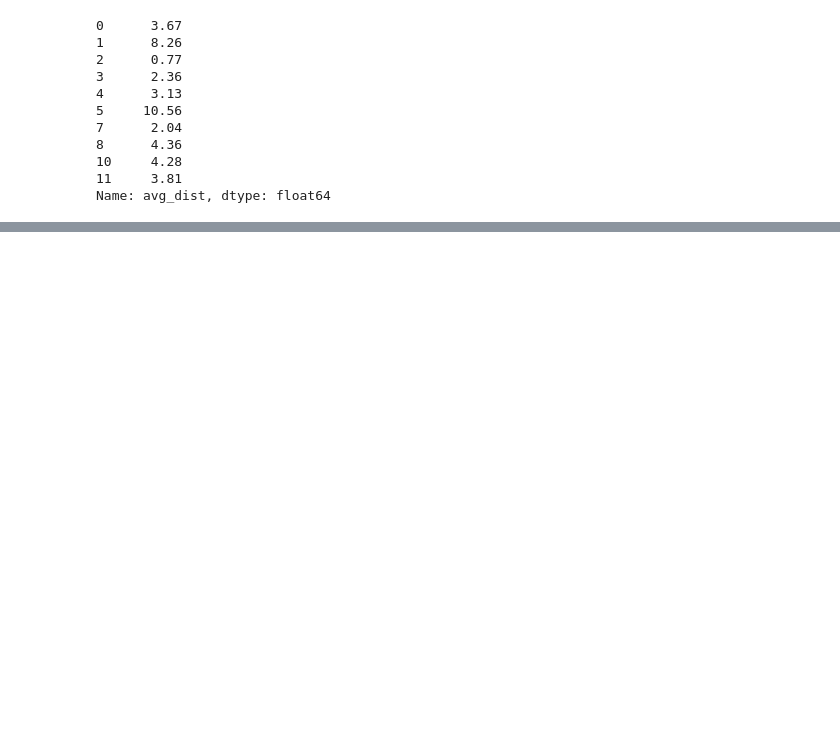
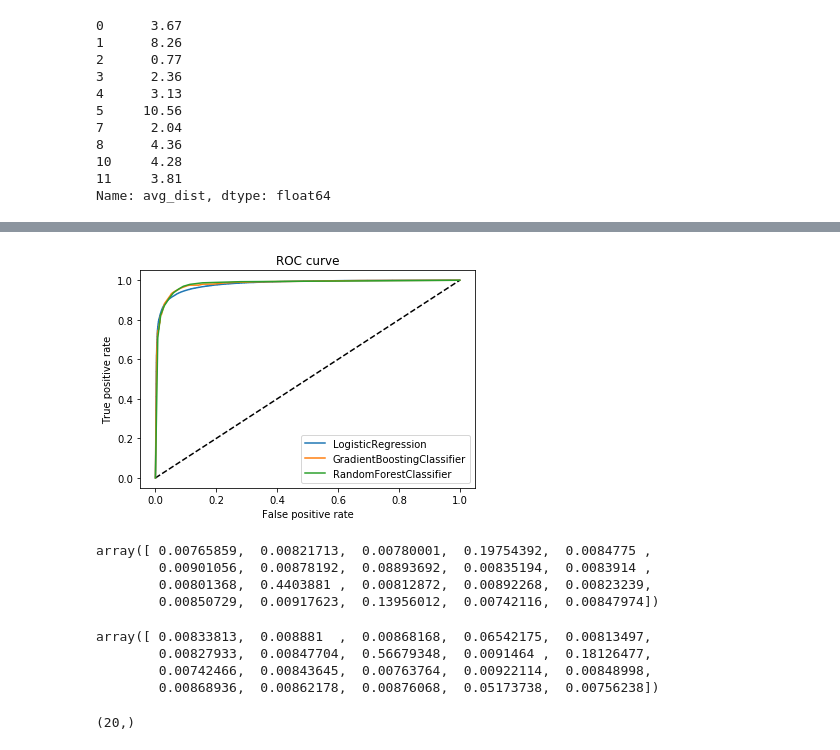
Before and after one commit to davidblaszka/ml_case_study_group, a Jupyter notebook: group.ipynb, the cells around one changed output, grey strips where cells are left out. Cells and saved outputs as stored; diff of their text form; code cells hidden in the pictures; blank space fills up the shorter version.

```diff
--- a/group.ipynb
+++ b/group.ipynb
@@ -363,0 +368,61 @@ plt.show()
+# %%
+from sklearn.svm import SVC, LinearSVC
+from sklearn.datasets import make_classification
+from sklearn.linear_model import LogisticRegression
+from sklearn.ensemble import (RandomTreesEmbedding, RandomForestClassifier,
+                              GradientBoostingClassifier)
+from sklearn.preprocessing import OneHotEncoder
+from sklearn.model_selection import train_test_split
+from sklearn.metrics import roc_curve
+from sklearn.pipeline import make_pipeline
+
+X, y = make_classification(n_samples=80000)
+X_train, X_test, y_train, y_test = train_test_split(X, y, test_size=0.5)
+
+n_estimator = 10
+
+lm = LogisticRegression()
+grd = GradientBoostingClassifier(n_estimators=n_estimator)
+rf1 = RandomForestClassifier(n_estimators=n_estimator)
+
+
+model_list = [lm, grd, rf1]
+
+fprs = []
+tprs = []
+for model in model_list:
+    model = ModelSelect(model,model.__class__.__name__)
+    model.fit(X_train, y_train)
+    y_pred = model.predict_proba(X_test)[:,1]
+    fpr, tpr, _ = roc_curve(y_test, y_pred)
+    fprs.append(fpr)
+    tprs.append(tpr)
+    fig = plt.figure(1)
+plt.plot([0, 1], [0, 1], 'k--')
+for (fpr,tpr,model) in zip(fprs,tprs,model_list):
+    plt.plot(fpr, tpr, label='{}'.format(model.__class__.__name__))
+plt.xlabel('False positive rate')
+plt.ylabel('True positive rate')
+plt.title('ROC curve')
+plt.legend(loc='best')
+plt.show()
+# %% [output]
+[figure, added]
+# %%
+rf.feature_importances_
+# %% [output]
+array([ 0.00765859,  0.00821713,  0.00780001,  0.19754392,  0.0084775 ,
+        0.00901056,  0.00878192,  0.08893692,  0.00835194,  0.0083914 ,
+        0.00801368,  0.4403881 ,  0.00812872,  0.00892268,  0.00823239,
+        0.00850729,  0.00917623,  0.13956012,  0.00742116,  0.00847974])
+# %%
+rf1.feature_importances_
+# %% [output]
+array([ 0.00833813,  0.008881  ,  0.00868168,  0.06542175,  0.00813497,
+        0.00827933,  0.00847704,  0.56679348,  0.0091464 ,  0.18126477,
+        0.00742466,  0.00843645,  0.00763764,  0.00922114,  0.00848998,
+        0.00868936,  0.00862178,  0.00876068,  0.05173738,  0.00756238])
+# %%
+rf1.feature_importances_.shape
+# %% [output]
+(20,)
```
Also changed, not shown: parts of 10 cells of this notebook, 3 other files.
